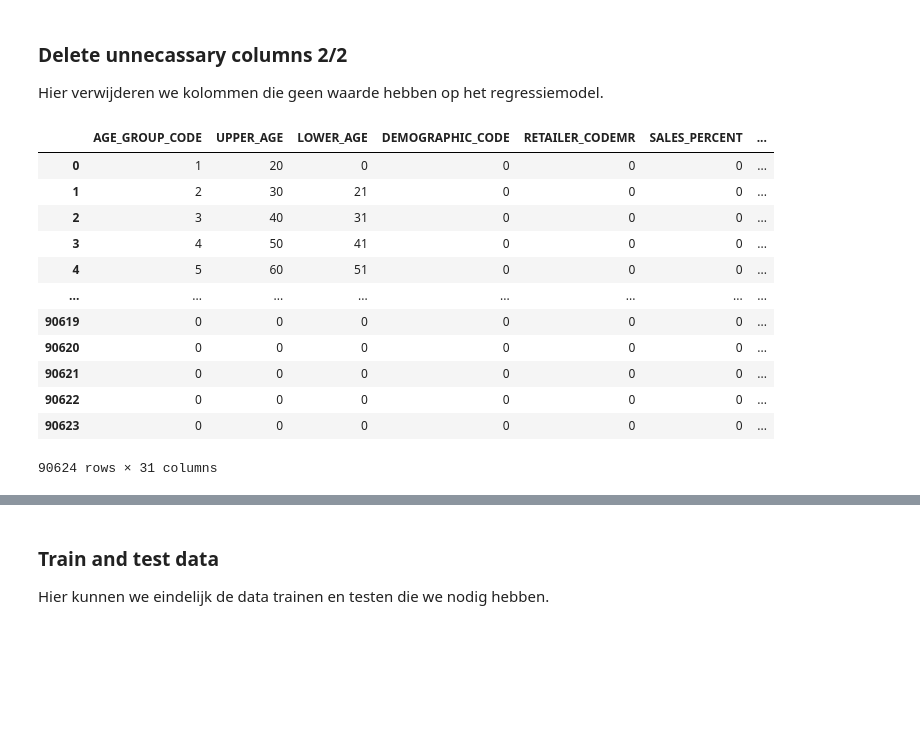
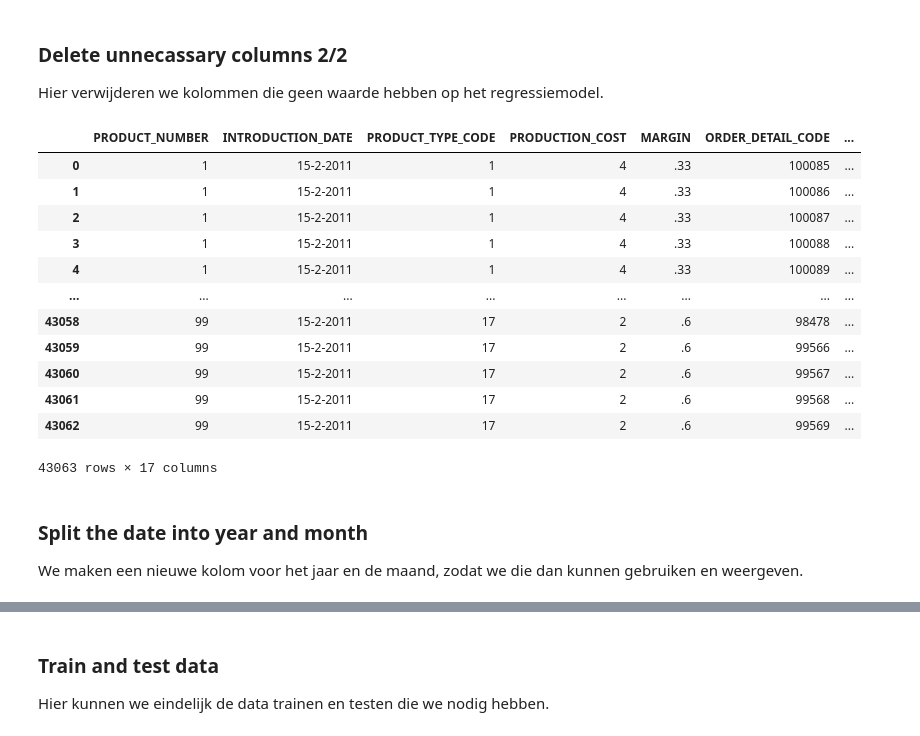
Before and after one commit to RedIsGaming/deds_ml, a Jupyter notebook: src/regressionmodel.ipynb, the cells around one changed output, grey strips where cells are left out. Saved outputs shown, nothing was run; the diff lists cells and outputs as text; code cells hidden in the pictures; blank space fills up the shorter version.

```diff
--- a/src/regressionmodel.ipynb
+++ b/src/regressionmodel.ipynb
@@ -71,8 +44,0 @@ Hier checken we alle DataFrames van de tabellen voor een snel overzicht.
-# %%
-# Iterate over all tables from the conns.
-for i, conn in enumerate([conn1, conn2, conn3]):
-    tables: list[Any] = conn.execute("SELECT name FROM sqlite_master WHERE type='table';").fetchall()
-
-    for table in tables:
-        globals()[table[0] + str(i)] = pd.read_sql_query(f"SELECT * FROM {table[0]}", conn)
-        print(globals()[table[0] + str(i)])
@@ -147,0 +49,5 @@ go_tables: list[str] = ["age_group0", "sales_demographic0", "sales_territory0",
+# %%
+order_details = pd.read_sql_query(f"SELECT * FROM order_details", conn) # 8 columns
+order_header = pd.read_sql_query(f"SELECT * FROM order_header", conn) # 9 columns
+product = pd.read_sql_query(f"SELECT * FROM product", conn) # 10 columns
+product # 27 columns
@@ -157,0 +72,6 @@ def go_merge(go_table: Any):
+# %%
+#Here we display all the columns
+pd.set_option("display.max_columns", None)
+
+df = product.merge(order_details, on="PRODUCT_NUMBER").merge(order_header, on="ORDER_NUMBER")
+df
@@ -160,5 +94,5 @@ def go_merge(go_table: Any):
 
 Hier verwijderen we de nutteloze TRIAL kolommen.
 # %%
-trial = go_merge(go_tables)
-df = trial[trial.columns.drop(list(trial.filter(regex="TRIAL")))]
+df = df[df.columns.drop(list(df.filter(regex="TRIAL")))]
+df
@@ -189,23 +115,23 @@ df
 
 Hier verwijderen we kolommen die geen waarde hebben op het regressiemodel.
 # %%
-df = df.drop(columns=[
-    "RETAILER_NAME", "ADDRESS1", "ADDRESS2", "CITY", "REGION", "POSTAL_ZONE", "PRODUCT_IMAGE", "PRODUCT_NAME", "DESCRIPTION",
-    "TERRITORY_NAME_EN", "ORDER_METHOD_EN", "LANGUAGE", "PRODUCT_LINE_EN", "PRODUCT_TYPE_EN"
-])
-df = df.fillna(0)
+df = df.drop(columns=["RETAILER_NAME", "PRODUCT_IMAGE", "PRODUCT_NAME", "DESCRIPTION", "LANGUAGE"])
 df
 # %% [output]
-|  | AGE_GROUP_CODE | UPPER_AGE | LOWER_AGE | DEMOGRAPHIC_CODE | RETAILER_CODEMR | SALES_PERCENT | ... |
-| 0 | 1 | 20 | 0 | 0 | 0 | 0 | ... |
-| 1 | 2 | 30 | 21 | 0 | 0 | 0 | ... |
-| 2 | 3 | 40 | 31 | 0 | 0 | 0 | ... |
-| 3 | 4 | 50 | 41 | 0 | 0 | 0 | ... |
-| 4 | 5 | 60 | 51 | 0 | 0 | 0 | ... |
+|  | PRODUCT_NUMBER | INTRODUCTION_DATE | PRODUCT_TYPE_CODE | PRODUCTION_COST | MARGIN | ORDER_DETAIL_CODE | ... |
+| 0 | 1 | 15-2-2011 | 1 | 4 | .33 | 100085 | ... |
+| 1 | 1 | 15-2-2011 | 1 | 4 | .33 | 100086 | ... |
+| 2 | 1 | 15-2-2011 | 1 | 4 | .33 | 100087 | ... |
+| 3 | 1 | 15-2-2011 | 1 | 4 | .33 | 100088 | ... |
+| 4 | 1 | 15-2-2011 | 1 | 4 | .33 | 100089 | ... |
 | ... | ... | ... | ... | ... | ... | ... | ... |
-| 90619 | 0 | 0 | 0 | 0 | 0 | 0 | ... |
-| 90620 | 0 | 0 | 0 | 0 | 0 | 0 | ... |
-| 90621 | 0 | 0 | 0 | 0 | 0 | 0 | ... |
-| 90622 | 0 | 0 | 0 | 0 | 0 | 0 | ... |
-| 90623 | 0 | 0 | 0 | 0 | 0 | 0 | ... |
+| 43058 | 99 | 15-2-2011 | 17 | 2 | .6 | 98478 | ... |
+| 43059 | 99 | 15-2-2011 | 17 | 2 | .6 | 99566 | ... |
+| 43060 | 99 | 15-2-2011 | 17 | 2 | .6 | 99567 | ... |
+| 43061 | 99 | 15-2-2011 | 17 | 2 | .6 | 99568 | ... |
+| 43062 | 99 | 15-2-2011 | 17 | 2 | .6 | 99569 | ... |
-90624 rows × 31 columns
+43063 rows × 17 columns
+# %% [markdown]
+### Split the date into year and month
+
+We maken een nieuwe kolom voor het jaar en de maand, zodat we die dan kunnen gebruiken en weergeven.
```
Also changed, not shown: parts of 43 cells of this notebook, 3 other files.
